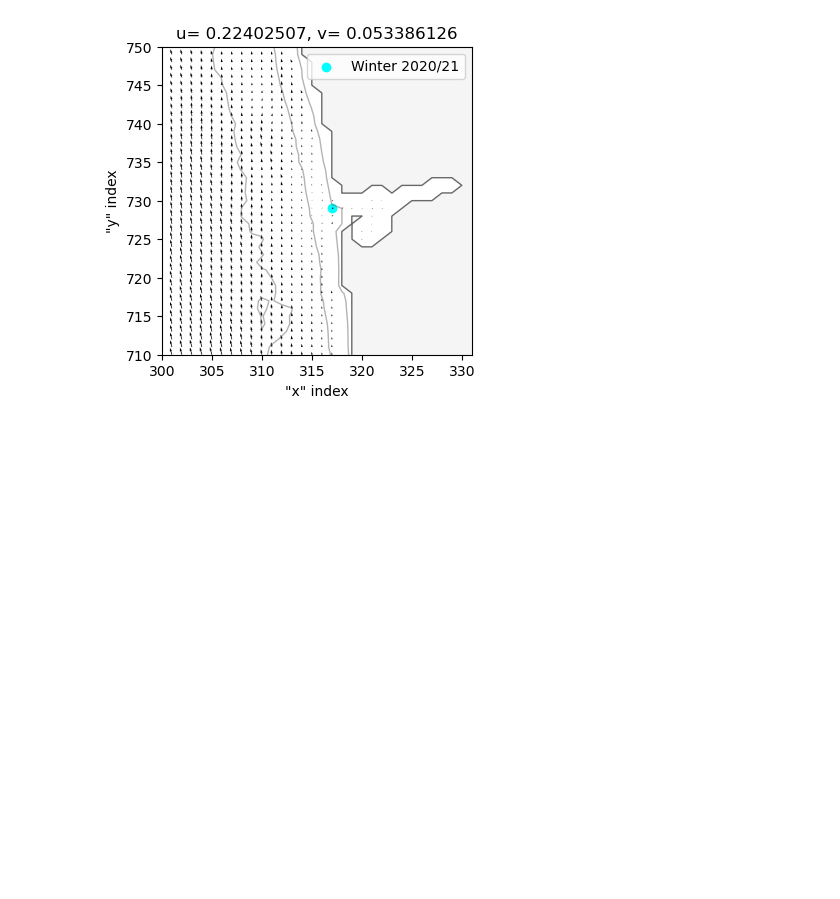
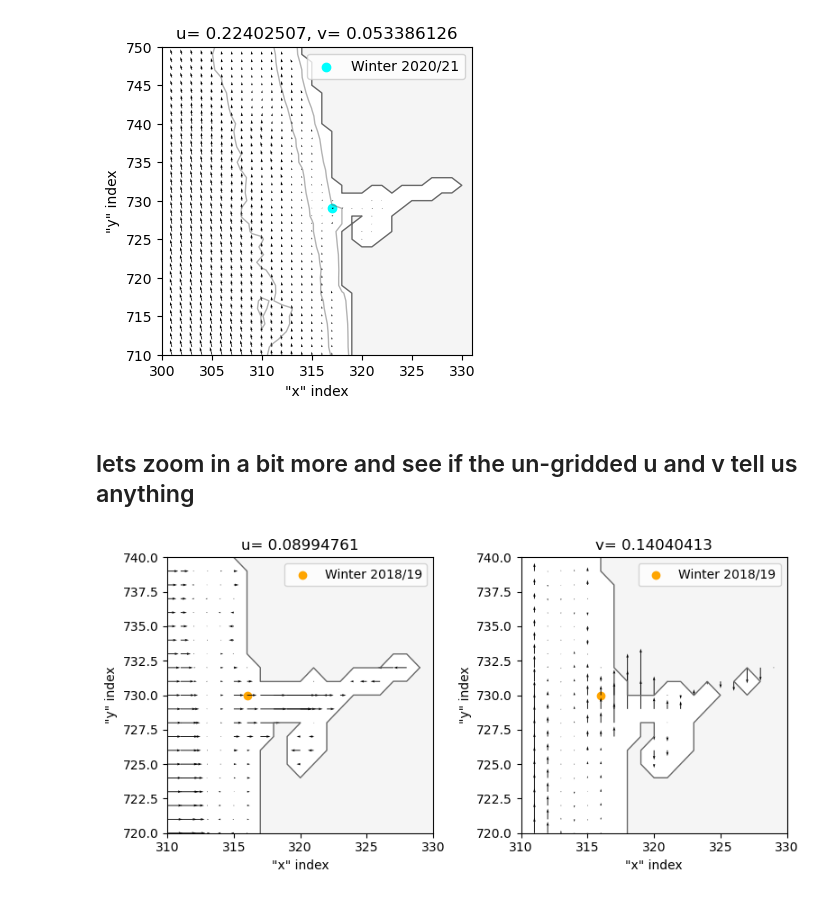
Before and after one commit to rbeutel/LO_user, a Jupyter notebook: ariane/EddyProblem.ipynb, the cells around one changed output. Cells and saved outputs as stored; diff of their text form; code cells hidden in the pictures; blank space fills up the shorter version.

Commit message:
u and v on stagered grids, problem still not obvious

```diff
--- a/ariane/EddyProblem.ipynb
+++ b/ariane/EddyProblem.ipynb
@@ -259,3 +259,58 @@ ax.quiver(X[710:751,300:332],Y[710:751,300:332],data.u[0,k,710:751,300:332],data
 # %% [output]
 <matplotlib.quiver.Quiver at 0x...>
 [figure]
+# %% [markdown]
+## lets zoom in a bit more and see if the un-gridded u and v tell us anything
+# %%
+# failed on 2018.09.27/ocean_his_0021.nc, with 66 days left in the run :(
+data = xr.open_dataset("/data1/parker/LO_roms/cas6_v0_live/f2018.09.27/ocean_his_0021.nc")
+
+k=23
+
+# Make plot area
+
+fig, ax = plt.subplots(1,2,figsize=(8,4))
+xmin, xmax = 310,330
+ymin, ymax = 720,740
+
+for axs in ax:
+    axs.set_ylim([ymin,ymax])
+    axs.set_xlim([xmin,xmax])
+    axs.set_ylabel('"y" index')
+    axs.set_xlabel('"x" index')
+
+    #point with error
+    axs.scatter([316],[730],c='orange', label='Winter 2018/19')
+    axs.legend(loc="upper right")
+
+###########
+# first u #
+###########
+X, Y = np.meshgrid(grid.xi_u,grid.eta_u)
+
+# Overlay domain landmask and coastline
+ax[0].contourf(X, Y, grid.mask_u, levels=[-0.01, 0.01], colors='whitesmoke')
+ax[0].contour(X, Y, grid.mask_u, linewidths=1, levels=[-0.01, 0.01], colors='dimgray')
+
+ax[0].set_title('u= '+str(data.u[0,k,730,316].values))
+
+# QUIVER!
+ax[0].quiver(X[ymin:ymax,xmin:xmax],Y[ymin:ymax,xmin:xmax],data.u[0,k,ymin:ymax,xmin:xmax],np.zeros(np.shape(data.u[0,k,ymin:ymax,xmin:xmax])))
+
+#########
+# now v #
+#########
+X, Y = np.meshgrid(grid.xi_v,grid.eta_v)
+
+# Overlay domain landmask and coastline
+ax[1].contourf(X, Y, grid.mask_v, levels=[-0.01, 0.01], colors='whitesmoke')
+ax[1].contour(X, Y, grid.mask_v, linewidths=1, levels=[-0.01, 0.01], colors='dimgray')
+
+ax[1].set_title('v= '+str(data.v[0,k,730,316].values))
+
+# QUIVER!
+ax[1].quiver(X[ymin:ymax,xmin:xmax],Y[ymin:ymax,xmin:xmax],np.zeros(np.shape(data.v[0,k,ymin:ymax,xmin:xmax])),data.u[0,k,ymin:ymax,xmin:xmax])
+
+plt.tight_layout()
+# %% [output]
+[figure, added]
```
Also changed, not shown: parts of 2 cells of this notebook.
